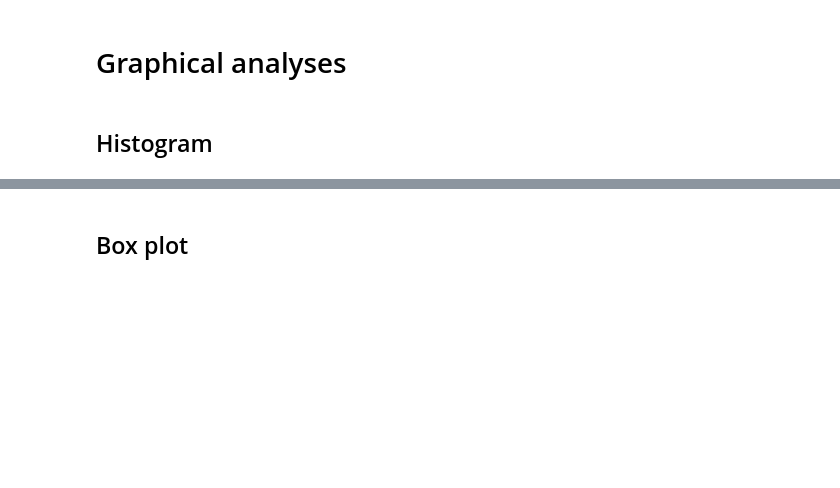
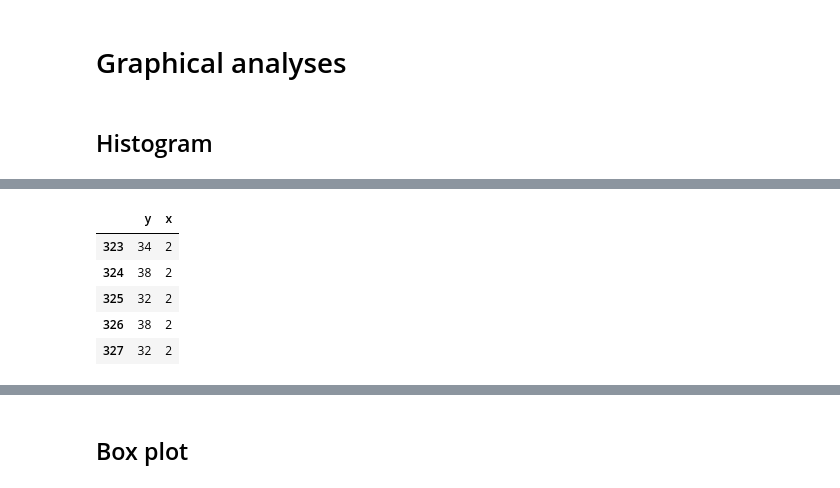
Before and after one commit to gillespilon/hypothesis_test_t_two_samples, a Jupyter notebook: two_sample_t.ipynb, the cells around one changed output, grey strips where cells are left out. Saved outputs shown, nothing was run; the diff lists cells and outputs as text; code cells hidden in the pictures; blank space fills up the shorter version.

```diff
--- a/two_sample_t.ipynb
+++ b/two_sample_t.ipynb
@@ -349,0 +362,9 @@ for spine in 'right', 'top':
+# %%
+df.tail()
+# %% [output]
+|  | y | x |
+| 323 | 34 | 2 |
+| 324 | 38 | 2 |
+| 325 | 32 | 2 |
+| 326 | 38 | 2 |
+| 327 | 32 | 2 |
```
Also changed, not shown: parts of 10 cells of this notebook.
